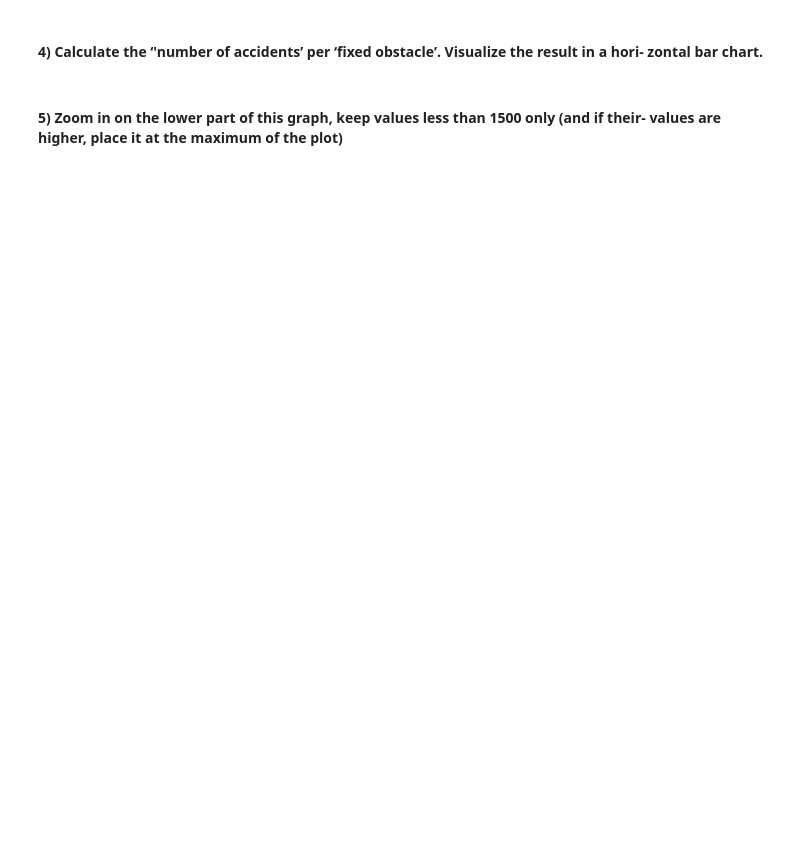
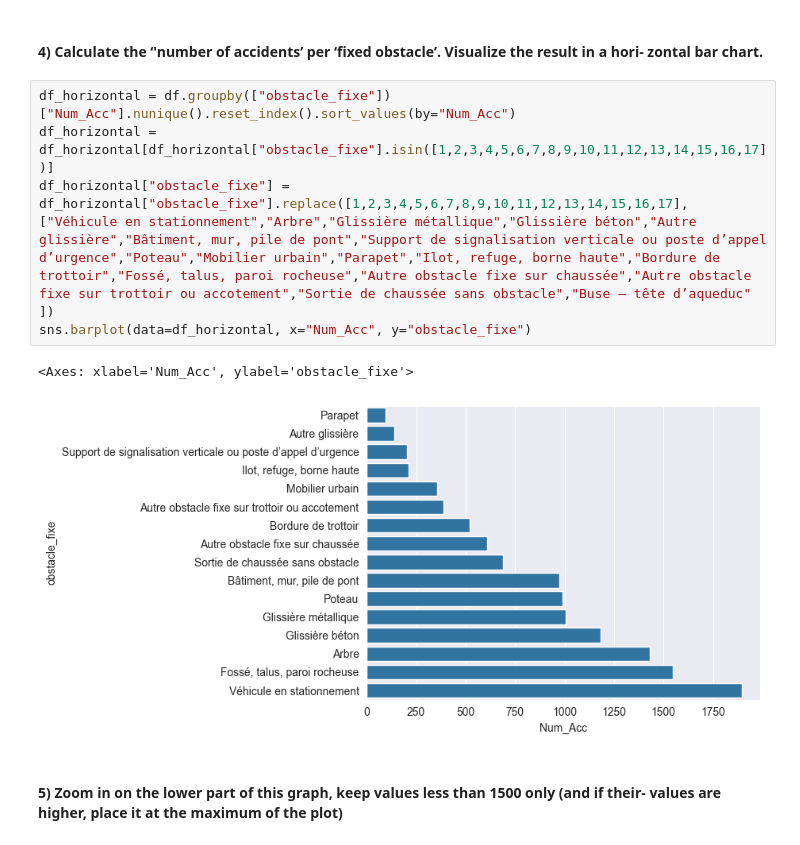
Before and after one commit to Poliaboy/PythonForDataAnalysis, a Jupyter notebook: PW5_Alex_Szpakiewicz.ipynb, the cells around one changed output. Drawn from its saved outputs; the diff is of its cells as text; blank space fills up the shorter version.

```diff
--- a/PW5_Alex_Szpakiewicz.ipynb
+++ b/PW5_Alex_Szpakiewicz.ipynb
@@ -63,4 +94,12 @@ ValueError: x must be 1D
 # %% [markdown]
 #### 4) Calculate the ‘'number of accidents’ per ‘fixed obstacle’. Visualize the result in a hori- zontal bar chart.
+# %%
+df_horizontal = df.groupby(["obstacle_fixe"])["Num_Acc"].nunique().reset_index().sort_values(by="Num_Acc")
+df_horizontal = df_horizontal[df_horizontal["obstacle_fixe"].isin([1,2,3,4,5,6,7,8,9,10,11,12,13,14,15,16,17])]
+df_horizontal["obstacle_fixe"] = df_horizontal["obstacle_fixe"].replace([1,2,3,4,5,6,7,8,9,10,11,12,13,14,15,16,17], ["Véhicule en stationnement","Arbre","Glissière métallique","Glissière béton","Autre glissière","Bâtiment, mur, pile de pont","Support de signalisation verticale ou poste d’appel d’urgence","Poteau","Mobilier urbain","Parapet","Ilot, refuge, borne haute","Bordure de trottoir","Fossé, talus, paroi rocheuse","Autre obstacle fixe sur chaussée","Autre obstacle fixe sur trottoir ou accotement","Sortie de chaussée sans obstacle","Buse – tête d’aqueduc" ])
+sns.barplot(data=df_horizontal, x="Num_Acc", y="obstacle_fixe")
+# %% [output]
+<Axes: xlabel='Num_Acc', ylabel='obstacle_fixe'>
+[figure, added]
 # %% [markdown]
 #### 5) Zoom in on the lower part of this graph, keep values less than 1500 only (and if their- values are higher, place it at the maximum of the plot)
```
Also changed, not shown: parts of 11 cells of this notebook.
